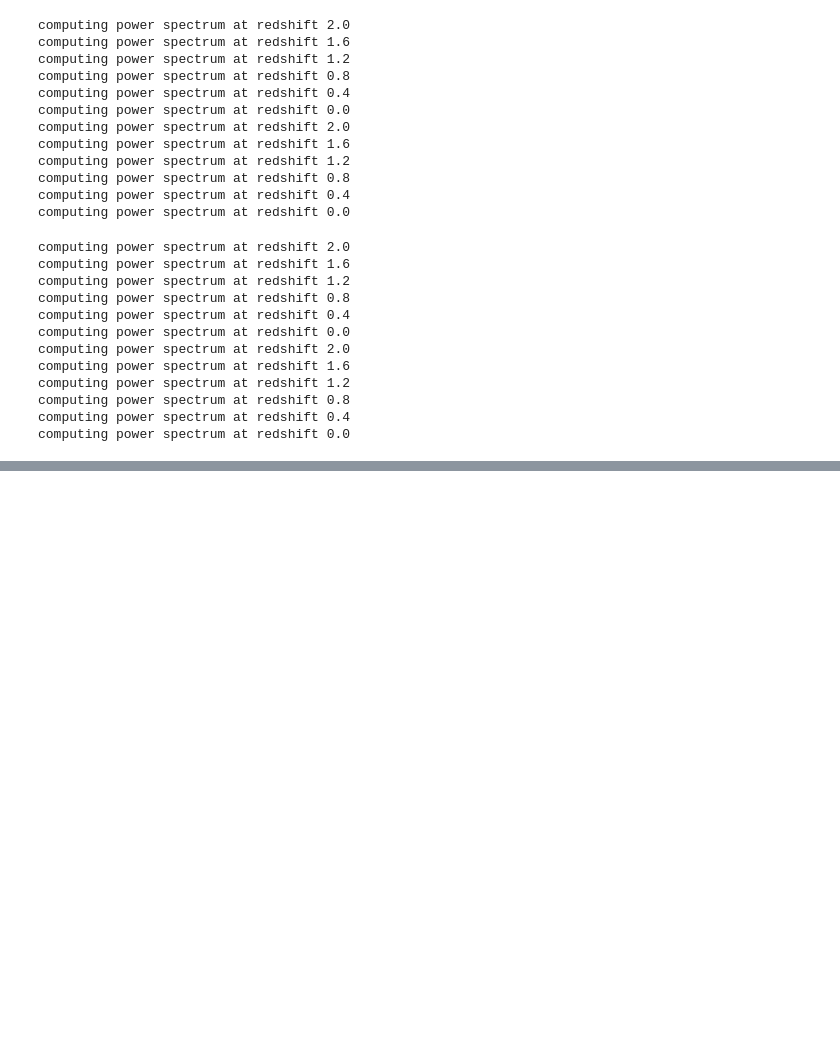
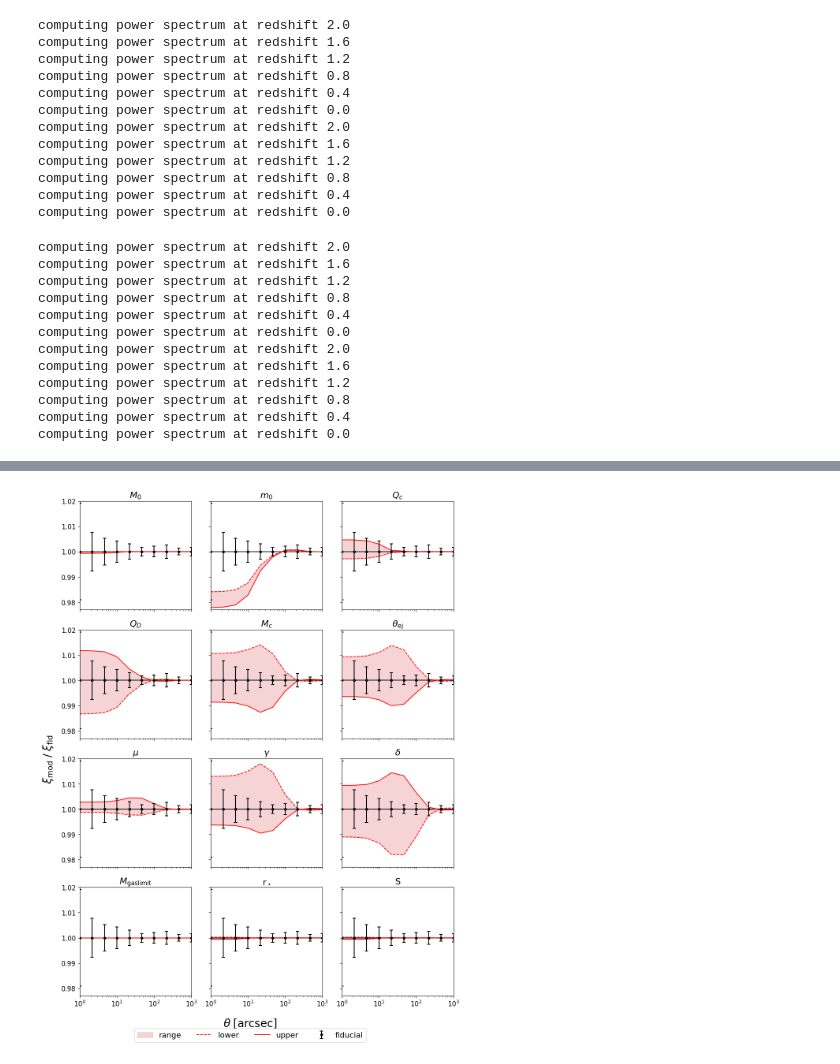
Before and after one commit to MilanTol/thesis, a Jupyter notebook: code/plotting_code/mock_measurements/mock_measurements_baryons.ipynb, the cells around one changed output, grey strips where cells are left out. Cells and saved outputs as stored; diff of their text form; code cells hidden in the pictures; blank space fills up the shorter version.

```diff
--- a/code/plotting_code/mock_measurements/mock_measurements_baryons.ipynb
+++ b/code/plotting_code/mock_measurements/mock_measurements_baryons.ipynb
@@ -191,0 +288,5 @@ computing power spectrum at redshift 0.0
+# %%
+cfg_D_lower = config_modifier(cfg, 'D', 0.8)
+xi_D_lower = compute_xi(cfg_D_lower)
+cfg_D_upper = config_modifier(cfg, 'D', 1.2)
+xi_D_upper = compute_xi(cfg_D_upper)
@@ -193,68 +307,97 @@ computing power spectrum at redshift 0.0
 variants_lower = {
     r'$M_0$': xi_M0_lower,
     r'$m_0$': xi_m0_lower,
-    r'$Q$':   xi_Q_lower,
+    r'$Q_c$':   xi_Q_lower,
+    r'$Q_D$': xi_D_lower,
     r'$M_c$': xi_Mc_lower,
     r'$\theta_\mathrm{ej}$': xi_theta_lower,
     r'$\mu$': xi_mu_lower,
     r'$\gamma$': xi_gamma_lower,
     r'$\delta$': xi_delta_lower,
+    r'$M_\mathrm{gaslimit}$': xi_Mgas_lower,
+    r'$\mathrm{r}_\star$': xi_rstar_lower,
+    r'$\mathrm{S}$': xi_S_lower,
 }
 
 variants_upper = {
     r'$M_0$': xi_M0_upper,
     r'$m_0$': xi_m0_upper,
-    r'$Q$':   xi_Q_upper,
+    r'$Q_c$':   xi_Q_upper,
+    r'$Q_D$': xi_D_upper,
     r'$M_c$': xi_Mc_upper,
     r'$\theta_\mathrm{ej}$': xi_theta_upper,
     r'$\mu$': xi_mu_upper,
     r'$\gamma$': xi_gamma_upper,
     r'$\delta$': xi_delta_upper,
+    r'$M_\mathrm{gaslimit}$': xi_Mgas_upper,
+    r'$\mathrm{r}_\star$': xi_rstar_upper,
+    r'$\mathrm{S}$': xi_S_upper,
 }
 
 theta_deg = np.geomspace(cfg.theta_min/3600, cfg.theta_max/3600, cfg.N_theta)
 theta_as = 3600*theta_deg
 # %%
+FONT_SIZE_BASE      = 13   # base font size
+FONT_SIZE_AXES      = 20   # x/y axis labels (supxlabel/supylabel)
+FONT_SIZE_TITLE     = 16   # per-panel titles
+FONT_SIZE_SUPTITLE  = 18   # overall figure title
+FONT_SIZE_LEGEND    = 14   # shared legend at bottom
+FONT_SIZE_TICKS     = 12   # x/y tick labels
+
+plt.rcParams.update({
+    "font.size": FONT_SIZE_BASE,
+    "axes.labelsize": FONT_SIZE_AXES,
+    "axes.titlesize": FONT_SIZE_TITLE,
+    "legend.fontsize": FONT_SIZE_LEGEND,
+    "xtick.labelsize": FONT_SIZE_TICKS,
+    "ytick.labelsize": FONT_SIZE_TICKS,
+})
+# ============================================================
+
 def plot_ratio_grid_band(variants_lower, variants_upper, suptitle=None):
-    fig, axes = plt.subplots(3, 3, figsize=(14, 11), sharex=True, sharey=True)
+    fig, axes = plt.subplots(4, 3, figsize=(11, 14), sharex=True, sharey=True)
 
     for ax, label in zip(axes.flat, variants_lower.keys()):
         xi_low = variants_lower[label]
         xi_up  = variants_upper[label]
 
         ratio_low = xi_low / xi
         ratio_up  = xi_up / xi
 
         ax.fill_between(theta_as,
                          np.minimum(ratio_low, ratio_up),
                          np.maximum(ratio_low, ratio_up),
                          color='tab:red', alpha=0.2, zorder=1,
                          label='range')
 
         ax.errorbar(theta_as, xi/xi, yerr=xi_err/xi, fmt='o', markersize=4,
                      color='black', ecolor='black', elinewidth=1.5,
-                     capsize=3, capthick=1.5, alpha=1.0, zorder=3)
-        ax.plot(theta_as, xi/xi, color='tab:blue', lw=1.3, label='std', zorder=2)
+                     capsize=3, capthick=1.5, alpha=1.0, zorder=3, label='fiducial')
+        ax.plot(theta_as, xi/xi, color='black', lw=1.3, zorder=2)
 
-        ax.plot(theta_as, ratio_low, color='tab:red', lw=1.3, ls='--', zorder=2, label='lower')
-        ax.plot(theta_as, ratio_up,  color='tab:red', lw=1.3, ls='-',  zorder=2, label='upper')
+        ax.plot(theta_as, ratio_low, color='red', lw=1.3, ls='--', zorder=2, label='lower')
+        ax.plot(theta_as, ratio_up,  color='red', lw=1.3, ls='-',  zorder=2, label='upper')
 
         ax.set_xscale('log')
         ax.set_xlim(1, 1e3)
+        ax.set_ylim(0.977, 1.02)
         ax.set_title(label, pad=6)
 
     for ax in axes.flat[len(variants_lower):]:
         ax.axis('off')
 
     handles, labels = axes.flat[0].get_legend_handles_labels()
     fig.legend(handles, labels, loc='lower center', ncol=4,
-               bbox_to_anchor=(0.5, -0.02), fontsize=14)
+               bbox_to_anchor=(0.5, -0.02), fontsize=FONT_SIZE_LEGEND)
 
-    fig.supxlabel(r'$\theta \; [\mathrm{arcsec}]$', fontsize=20)
-    fig.supylabel(r'$\xi_\mathrm{mod} \; / \; \xi$', fontsize=20)
+    fig.supxlabel(r'$\theta \; [\mathrm{arcsec}]$', fontsize=FONT_SIZE_AXES)
+    fig.supylabel(r'$\xi_\mathrm{mod} \; / \; \xi_\mathrm{fid}$', fontsize=FONT_SIZE_AXES)
     if suptitle:
-        fig.suptitle(suptitle, fontsize=18, y=1.02)
+        fig.suptitle(suptitle, fontsize=FONT_SIZE_SUPTITLE, y=1.02)
     fig.tight_layout()
-    plt.show()
+
 
 plot_ratio_grid_band(variants_lower, variants_upper)
+plt.savefig('mock_measurements_parameter_effects.pdf', bbox_inches='tight', dpi=300)
+# %% [output]
+[figure, added]
```
Also changed, not shown: parts of 13 cells of this notebook, 10 other files.
